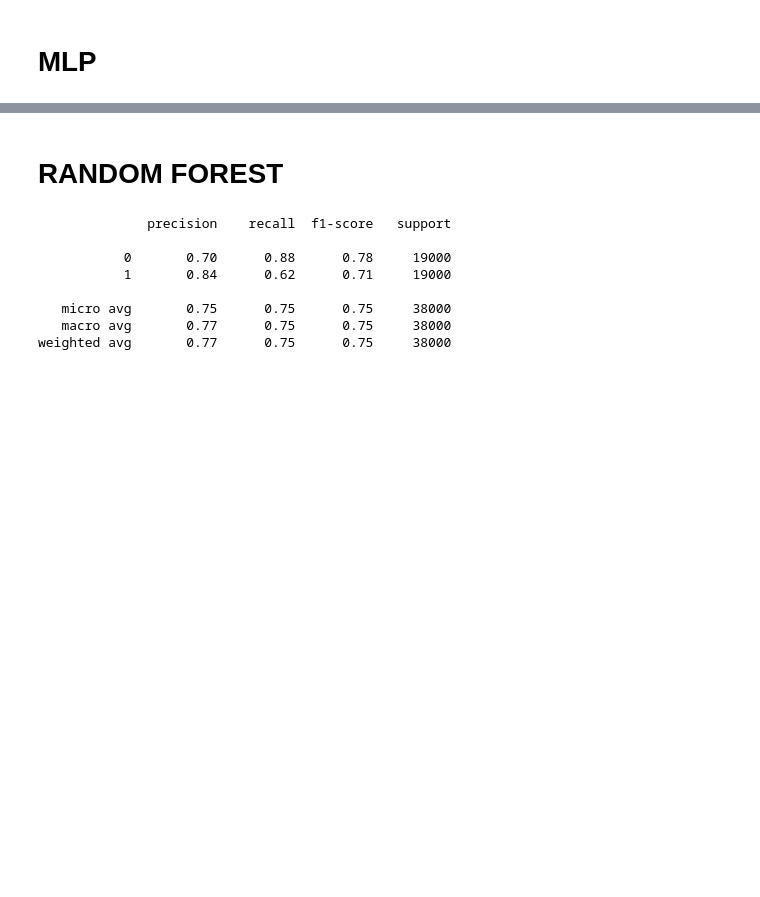
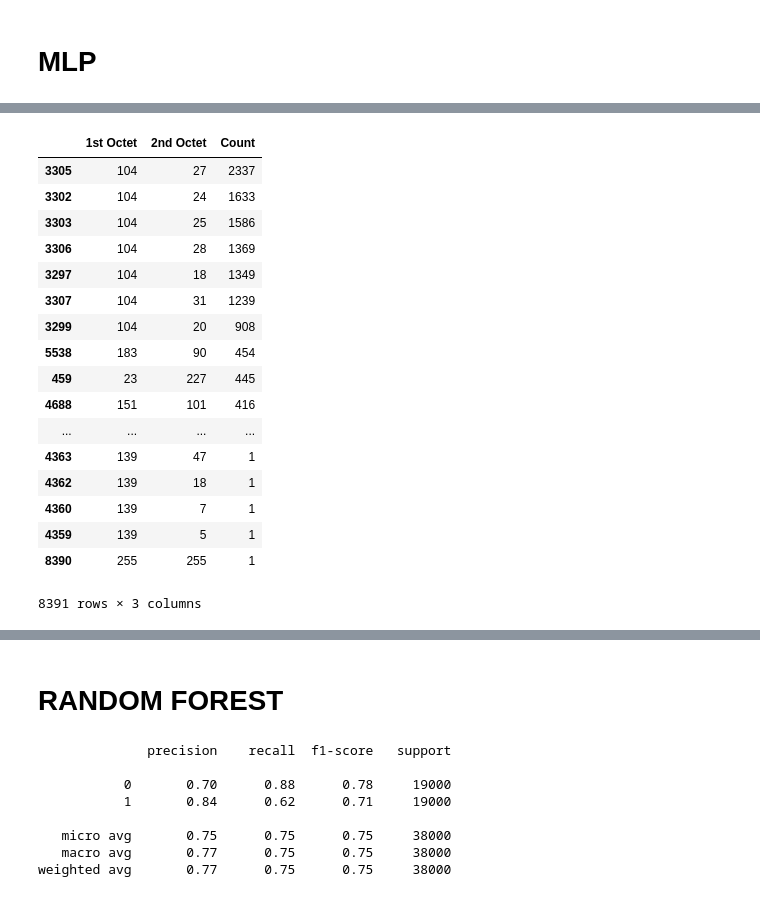
Before and after one commit to G2-IT-Group/external-resource-models, a Jupyter notebook: marcosun/modeling?/models and stuff.ipynb, the cells around one changed output, grey strips where cells are left out. Drawn from its saved outputs; the diff is of its cells as text; code cells hidden in the pictures; blank space fills up the shorter version.

```diff
--- a/marcosun/modeling?/models and stuff.ipynb
+++ b/marcosun/modeling?/models and stuff.ipynb
@@ -126,3 +128,24 @@ weighted avg       0.76      0.75      0.75     38000
+# %%
+stuff.sort_values(by="Count",ascending=False)
+# %% [output]
+|  | 1st Octet | 2nd Octet | Count |
+| 3305 | 104 | 27 | 2337 |
+| 3302 | 104 | 24 | 1633 |
+| 3303 | 104 | 25 | 1586 |
+| 3306 | 104 | 28 | 1369 |
+| 3297 | 104 | 18 | 1349 |
+| 3307 | 104 | 31 | 1239 |
+| 3299 | 104 | 20 | 908 |
+| 5538 | 183 | 90 | 454 |
+| 459 | 23 | 227 | 445 |
+| 4688 | 151 | 101 | 416 |
+| ... | ... | ... | ... |
+| 4363 | 139 | 47 | 1 |
+| 4362 | 139 | 18 | 1 |
+| 4360 | 139 | 7 | 1 |
+| 4359 | 139 | 5 | 1 |
+| 8390 | 255 | 255 | 1 |
+8391 rows × 3 columns
 # %%
 import altair as alt
 import numpy as np
```
Also changed, not shown: parts of 12 cells of this notebook, 1 other file.
